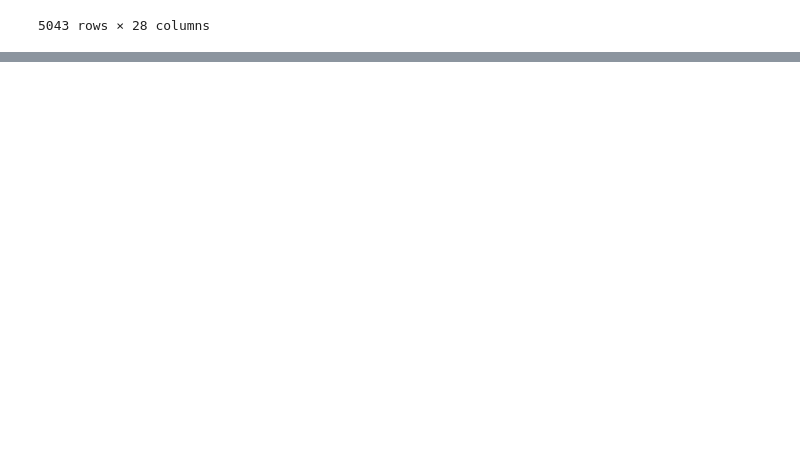
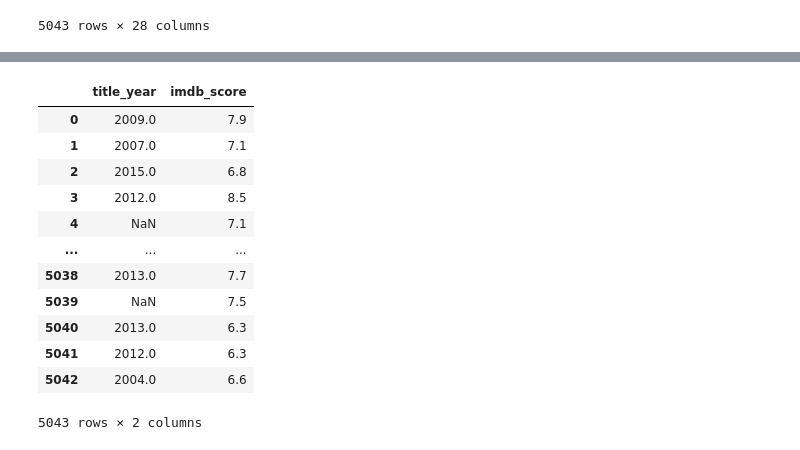
Before and after one commit to Ramesh-Bojanapu-1011/ai_python_practice, a Jupyter notebook: pandas_practive/movie_metadata.ipynb, the cells around one changed output, grey strips where cells are left out. Cells and saved outputs as stored; diff of their text form; code cells hidden in the pictures; blank space fills up the shorter version.

```diff
--- a/pandas_practive/movie_metadata.ipynb
+++ b/pandas_practive/movie_metadata.ipynb
@@ -20,0 +42,19 @@ student_mat_df
+# %%
+data = movie_metadata_df[
+    ["title_year", "imdb_score"]
+]  # Selecting specific columns: title_year and imdb_score
+data
+# %% [output]
+|  | title_year | imdb_score |
+| 0 | 2009.0 | 7.9 |
+| 1 | 2007.0 | 7.1 |
+| 2 | 2015.0 | 6.8 |
+| 3 | 2012.0 | 8.5 |
+| 4 | NaN | 7.1 |
+| ... | ... | ... |
+| 5038 | 2013.0 | 7.7 |
+| 5039 | NaN | 7.5 |
+| 5040 | 2013.0 | 6.3 |
+| 5041 | 2012.0 | 6.3 |
+| 5042 | 2004.0 | 6.6 |
+5043 rows × 2 columns
```
Also changed, not shown: parts of 8 cells of this notebook.
